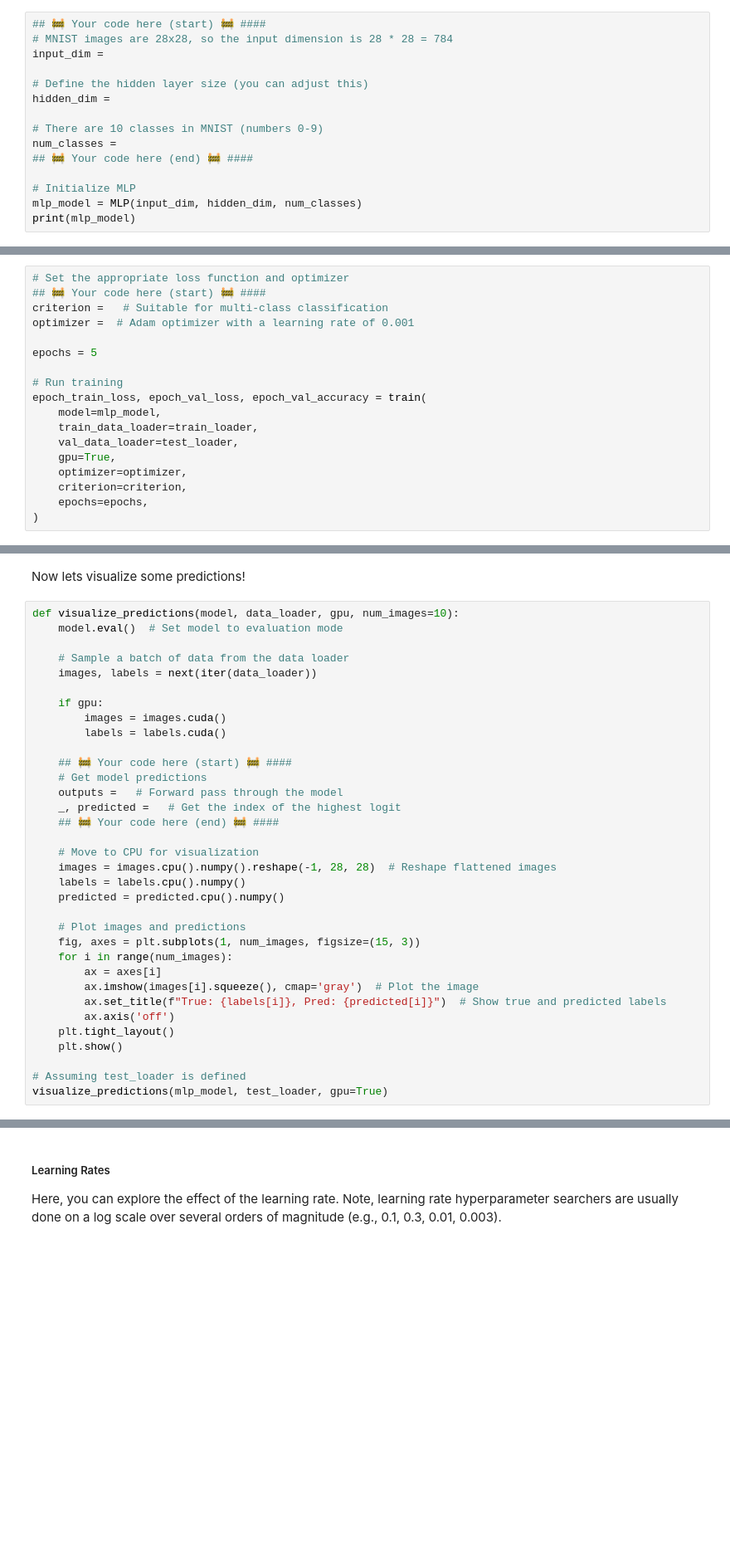
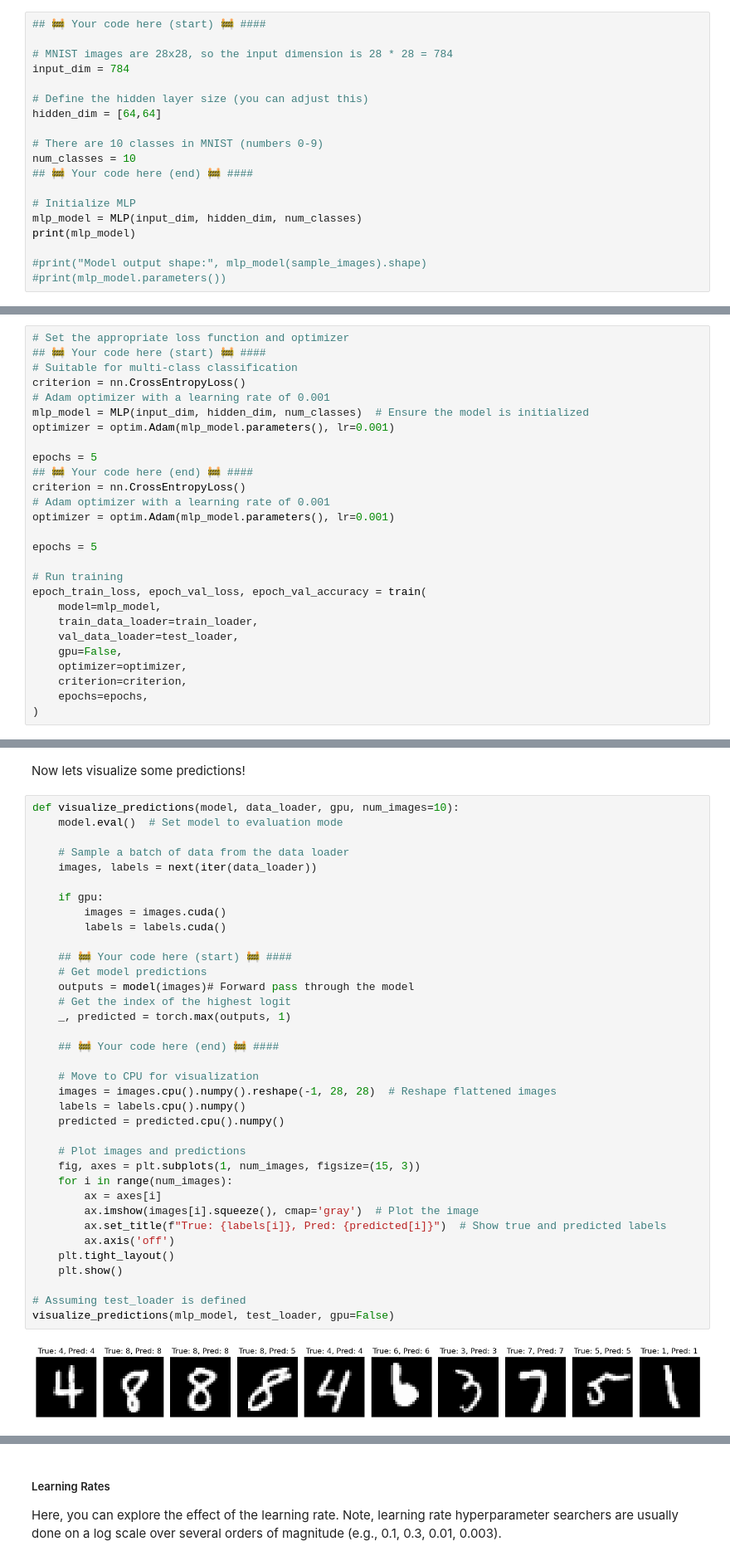
Before and after one commit to YuZhengYYDS/DeepRepresentationalLearning, a Jupyter notebook: src/week2_question.ipynb, the cells around one changed output, grey strips where cells are left out. Shown at 83% size. Cells and saved outputs as stored; diff of their text form; blank space fills up the shorter version.

```diff
--- a/src/week2_question.ipynb
+++ b/src/week2_question.ipynb
@@ -343,16 +367,20 @@ class MLP(nn.Module):
         # we need DON'T an activation on the final model output.
 # %%
 ## 🚧 Your code here (start) 🚧 ####
+
 # MNIST images are 28x28, so the input dimension is 28 * 28 = 784
-input_dim =
+input_dim = 784
 
 # Define the hidden layer size (you can adjust this)
-hidden_dim =
+hidden_dim = [64,64]
 
 # There are 10 classes in MNIST (numbers 0-9)
-num_classes =
+num_classes = 10
 ## 🚧 Your code here (end) 🚧 ####
 
 # Initialize MLP
 mlp_model = MLP(input_dim, hidden_dim, num_classes)
 print(mlp_model)
+
+#print("Model output shape:", mlp_model(sample_images).shape)
+#print(mlp_model.parameters())
@@ -361,8 +397,17 @@ Expect one epoch of training to take around 20-30 seconds on a CPU.
 # %%
 # Set the appropriate loss function and optimizer
 ## 🚧 Your code here (start) 🚧 ####
-criterion =   # Suitable for multi-class classification
-optimizer =  # Adam optimizer with a learning rate of 0.001
+# Suitable for multi-class classification
+criterion = nn.CrossEntropyLoss()
+# Adam optimizer with a learning rate of 0.001
+mlp_model = MLP(input_dim, hidden_dim, num_classes)  # Ensure the model is initialized
+optimizer = optim.Adam(mlp_model.parameters(), lr=0.001)
+
+epochs = 5
+## 🚧 Your code here (end) 🚧 ####
+criterion = nn.CrossEntropyLoss()
+# Adam optimizer with a learning rate of 0.001
+optimizer = optim.Adam(mlp_model.parameters(), lr=0.001)
 
 epochs = 5
 
@@ -371,7 +416,7 @@ epoch_train_loss, epoch_val_loss, epoch_val_accuracy = train(
     model=mlp_model,
     train_data_loader=train_loader,
     val_data_loader=test_loader,
-    gpu=True,
+    gpu=False,
     optimizer=optimizer,
     criterion=criterion,
     epochs=epochs,
@@ -411,36 +464,40 @@ Now lets visualize some predictions!
 def visualize_predictions(model, data_loader, gpu, num_images=10):
     model.eval()  # Set model to evaluation mode
 
     # Sample a batch of data from the data loader
     images, labels = next(iter(data_loader))
 
     if gpu:
         images = images.cuda()
         labels = labels.cuda()
 
     ## 🚧 Your code here (start) 🚧 ####
     # Get model predictions
-    outputs =   # Forward pass through the model
-    _, predicted =   # Get the index of the highest logit
+    outputs = model(images)# Forward pass through the model
+    # Get the index of the highest logit
+    _, predicted = torch.max(outputs, 1)
+
     ## 🚧 Your code here (end) 🚧 ####
 
     # Move to CPU for visualization
     images = images.cpu().numpy().reshape(-1, 28, 28)  # Reshape flattened images
     labels = labels.cpu().numpy()
     predicted = predicted.cpu().numpy()
 
     # Plot images and predictions
     fig, axes = plt.subplots(1, num_images, figsize=(15, 3))
     for i in range(num_images):
         ax = axes[i]
         ax.imshow(images[i].squeeze(), cmap='gray')  # Plot the image
         ax.set_title(f"True: {labels[i]}, Pred: {predicted[i]}")  # Show true and predicted labels
         ax.axis('off')
     plt.tight_layout()
     plt.show()
 
 # Assuming test_loader is defined
-visualize_predictions(mlp_model, test_loader, gpu=True)
+visualize_predictions(mlp_model, test_loader, gpu=False)
+# %% [output]
+[figure, added]
 # %% [markdown]
 ## MLP design decisions & hyperparameters
 
```
Also changed, not shown: parts of 12 cells of this notebook.
